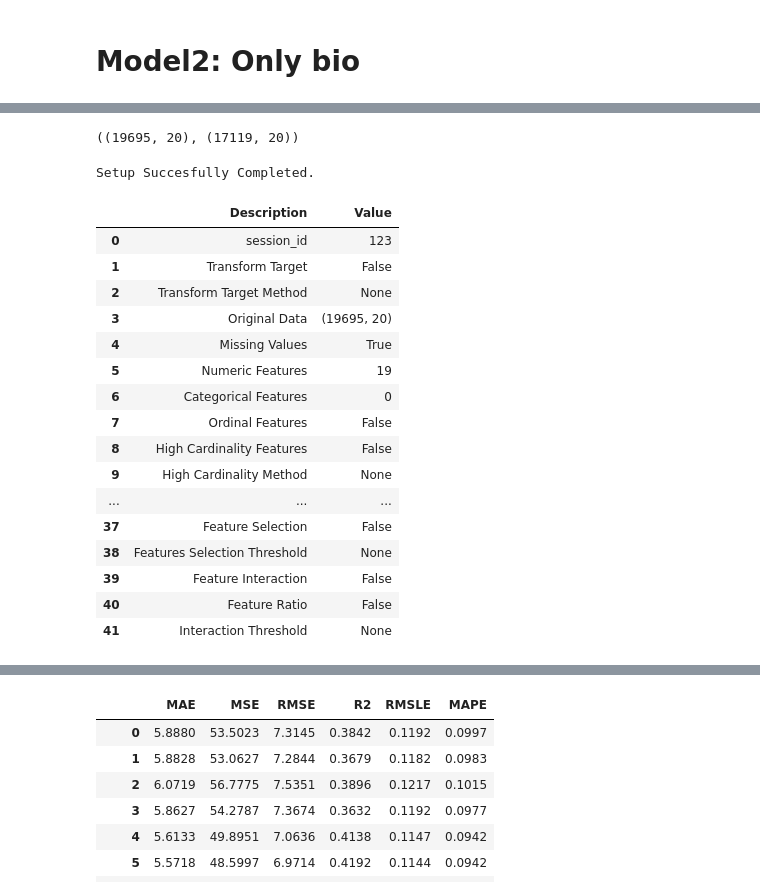
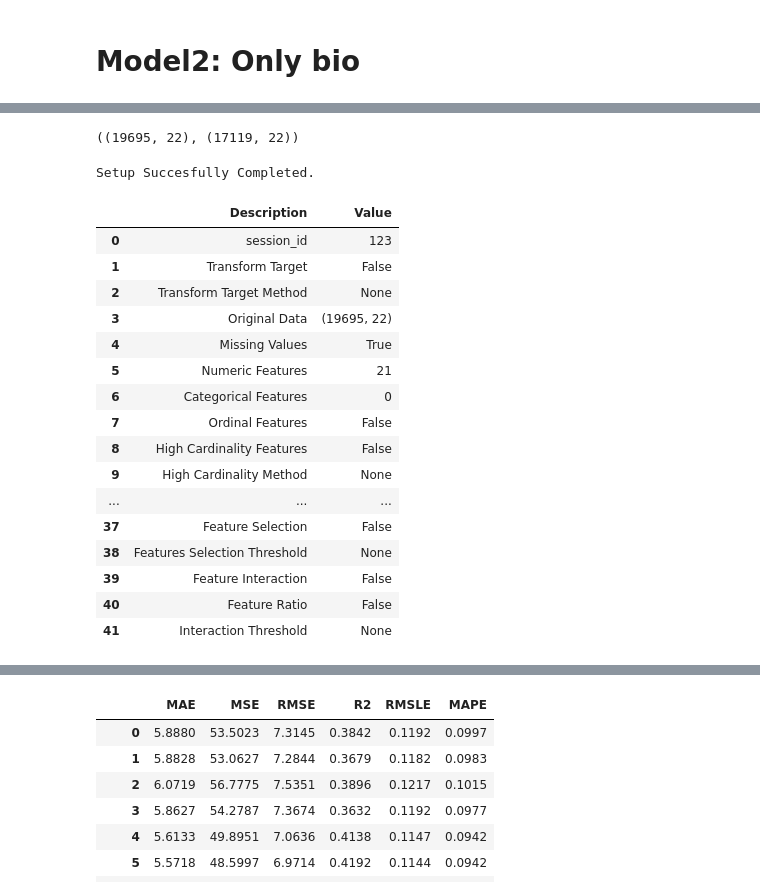
Before and after one commit to FoeinLove/DKU, a Jupyter notebook: task.ipynb, the cells around one changed output, grey strips where cells are left out. Saved outputs shown, nothing was run; the diff lists cells and outputs as text; code cells hidden in the pictures.

```diff
--- a/task.ipynb
+++ b/task.ipynb
@@ -124,6 +124,7 @@ False    20786
 True      2616
 Name: cysc, dtype: int64
 # %%
+ID = ['ID','householdID']
 bio = ['sysbp','diabp','pulse','wbc','mcv','plt','bun','glu','crea','cho','tg','hdl','ldl','crp','hbalc','ua','htc','hgb','cysc']
 chronic = ['hibpe','diabe','cancre','lunge','hearte','stroke','psyche','arthre','dyslipe','livere','kidneye','digeste','asthmae','memrye']
 limit = ['dressa','batha','eata','beda','toilta','urina','moneya','medsa','shopa','mealsa','housewka','joga','walk1kma','walk100a','chaira','climsa','stoopa','lifta','dimea','armsa']
@@ -134,7 +135,7 @@ cd = ['cesd10','shlta','slfmem','imrc','dlrc','ser7','orient','draw','tr20']
 import pandas as pd
 df = pd.read_csv('without_missing_age.csv')
 df = df[(df.age >= 40) &(df.age <= 85)]
-m2 = df[bio+['age']]
+m2 = df[ID+bio+['age']]
 # %%
 #ordinal_features = { 'column_name' : ['low', 'medium', 'high'] }
 # %%
@@ -151,7 +153,7 @@ m2_dropna_cysc = m2.dropna(subset=['cysc'])
 # %%
 m2.shape,m2_dropna_cysc.shape
 # %% [output]
-((19695, 20), (17119, 20))
+((19695, 22), (17119, 22))
 # %%
 #from pandas_profiling import ProfileReport
 
@@ -160,22 +162,22 @@ m2.shape,m2_dropna_cysc.shape
 # %%
 #normalize_method =
 #remove_multicollinearity=True
 #ignore_features={'cysc'}
 #ignore_low_variance=True
 #numeric_imputation = 'mean','median'
 #normalize=True
 from pycaret.regression import *
 
-reg1 = setup(m2,target='age',ignore_low_variance=True,remove_multicollinearity=True,normalize=True,normalize_method = 'minmax',session_id=123)
+reg1 = setup(m2,target='age',ignore_features=ID,ignore_low_variance=True,remove_multicollinearity=True,normalize=True,normalize_method = 'minmax',session_id=123)
 # %% [output]
 Setup Succesfully Completed.
 |  | Description | Value |
 | 0 | session_id | 123 |
 | 1 | Transform Target | False |
 | 2 | Transform Target Method | None |
-| 3 | Original Data | (19695, 20) |
+| 3 | Original Data | (19695, 22) |
 | 4 | Missing Values | True |
-| 5 | Numeric Features | 19 |
+| 5 | Numeric Features | 21 |
 | 6 | Categorical Features | 0 |
 | 7 | Ordinal Features | False |
 | 8 | High Cardinality Features | False |
```
Also changed, not shown: parts of 12 cells of this notebook, 7 other files.
